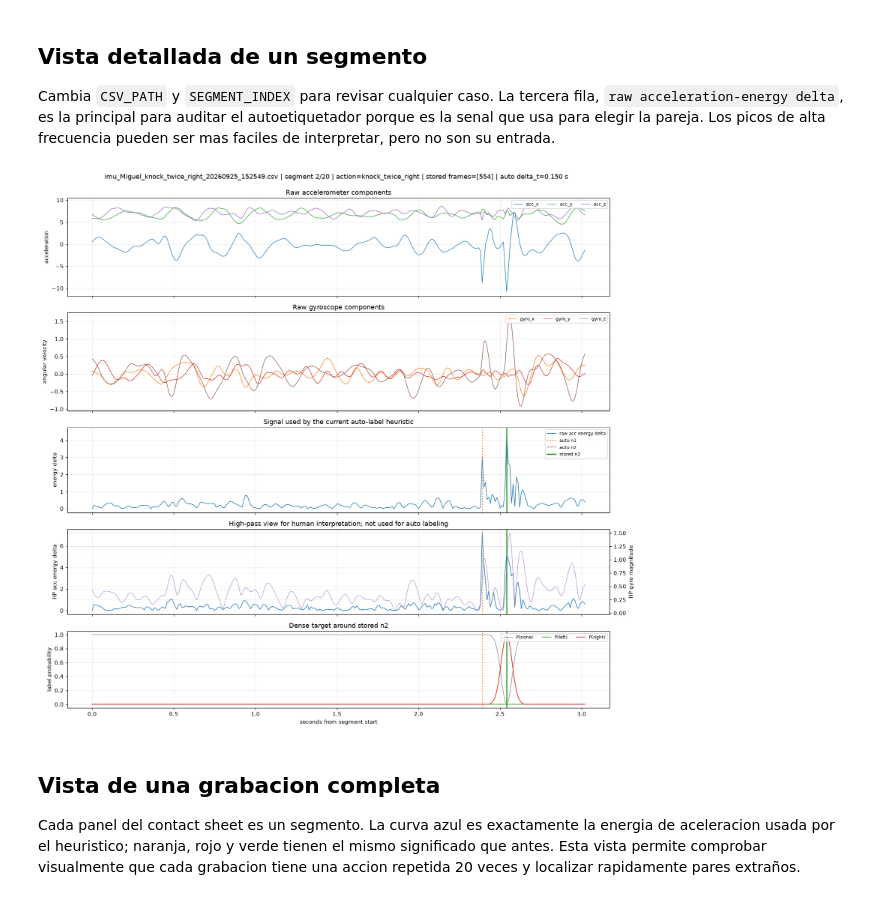
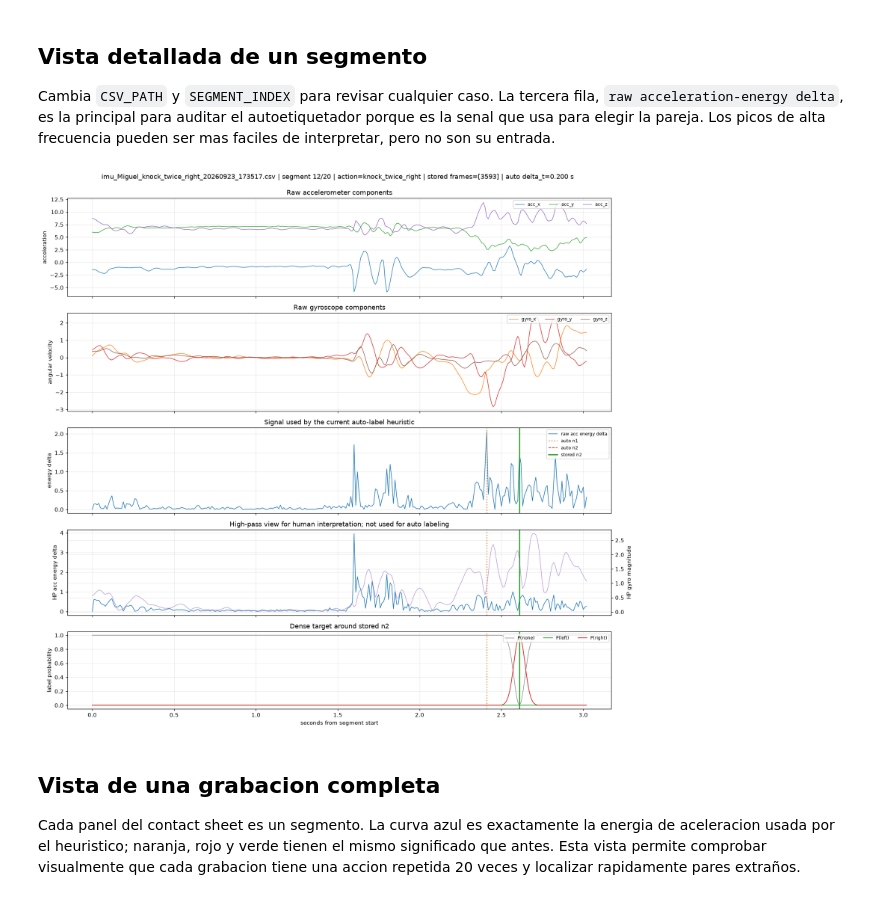
Before and after one commit to APROHACK124/TapRecognition, a Jupyter notebook: notebooks_analysis/02_visual_label_review.ipynb, the cells around one changed output. Drawn from its saved outputs; the diff is of its cells as text; code cells hidden in the pictures.

```diff
--- a/notebooks_analysis/02_visual_label_review.ipynb
+++ b/notebooks_analysis/02_visual_label_review.ipynb
@@ -154,8 +154,8 @@ def add_markers(ax: plt.Axes, payload: dict[str, object], show_legend: bool = Tr
 
 Cambia `CSV_PATH` y `SEGMENT_INDEX` para revisar cualquier caso. La tercera fila, `raw acceleration-energy delta`, es la principal para auditar el autoetiquetador porque es la senal que usa para elegir la pareja. Los picos de alta frecuencia pueden ser mas faciles de interpretar, pero no son su entrada.
 # %%
-CSV_PATH = Path('''data/valid_data/imu_Miguel_knock_twice_right_20260925_152549.csv''')
-SEGMENT_INDEX = 2
+CSV_PATH = Path('''data/train_data/imu_Miguel_knock_twice_right_20260923_173517.csv''')
+SEGMENT_INDEX = 12
 
 
 def plot_segment_review(path: str | Path, segment_index: int) -> None:
@@ -198,34 +198,34 @@ def plot_segment_review(path: str | Path, segment_index: int) -> None:
     axes[3].set_title('High-pass view for human interpretation; not used for auto labeling')
 
     labels = payload['dense']
     axes[4].plot(t, labels[:, 0], color='#777777', linewidth=0.8, label='P(none)')
     axes[4].plot(t, labels[:, 1], color='#2ca02c', linewidth=1.2, label='P(left)')
     axes[4].plot(t, labels[:, 2], color='#d62728', linewidth=1.2, label='P(right)')
     add_markers(axes[4], payload, show_legend=False)
     axes[4].set_ylim(-0.05, 1.05)
     axes[4].set_ylabel('label probability')
     axes[4].set_xlabel('seconds from segment start')
     axes[4].set_title('Dense target around stored n2')
     axes[4].legend(loc='upper right', ncol=3, fontsize=8)
 
     if payload['auto_n1'] is None:
         auto_text = 'no automatic pair'
     else:
         delta_t = (payload['auto_n2'] - payload['auto_n1']) / fs
         auto_text = f'auto delta_t={delta_t:.3f} s'
     stored_frames = [frame for frame, _ in payload['events']]
     title = (
         f"{recording['path'].name} | segment {segment_index}/{len(recording['bounds'])} | "
         f"action={recording['metadata'].get('action_label', '')} | stored frames={stored_frames} | {auto_text}"
     )
     fig.suptitle(title, y=0.995, fontsize=12)
     fig.tight_layout()
     plt.show()
 
 
 plot_segment_review(CSV_PATH, SEGMENT_INDEX)
 # %% [output]
-[figure, old version]
+[figure, new version]
 # %% [markdown]
 ## Vista de una grabacion completa
 
```
Also changed, not shown: parts of 4 cells of this notebook, 33 other files.
